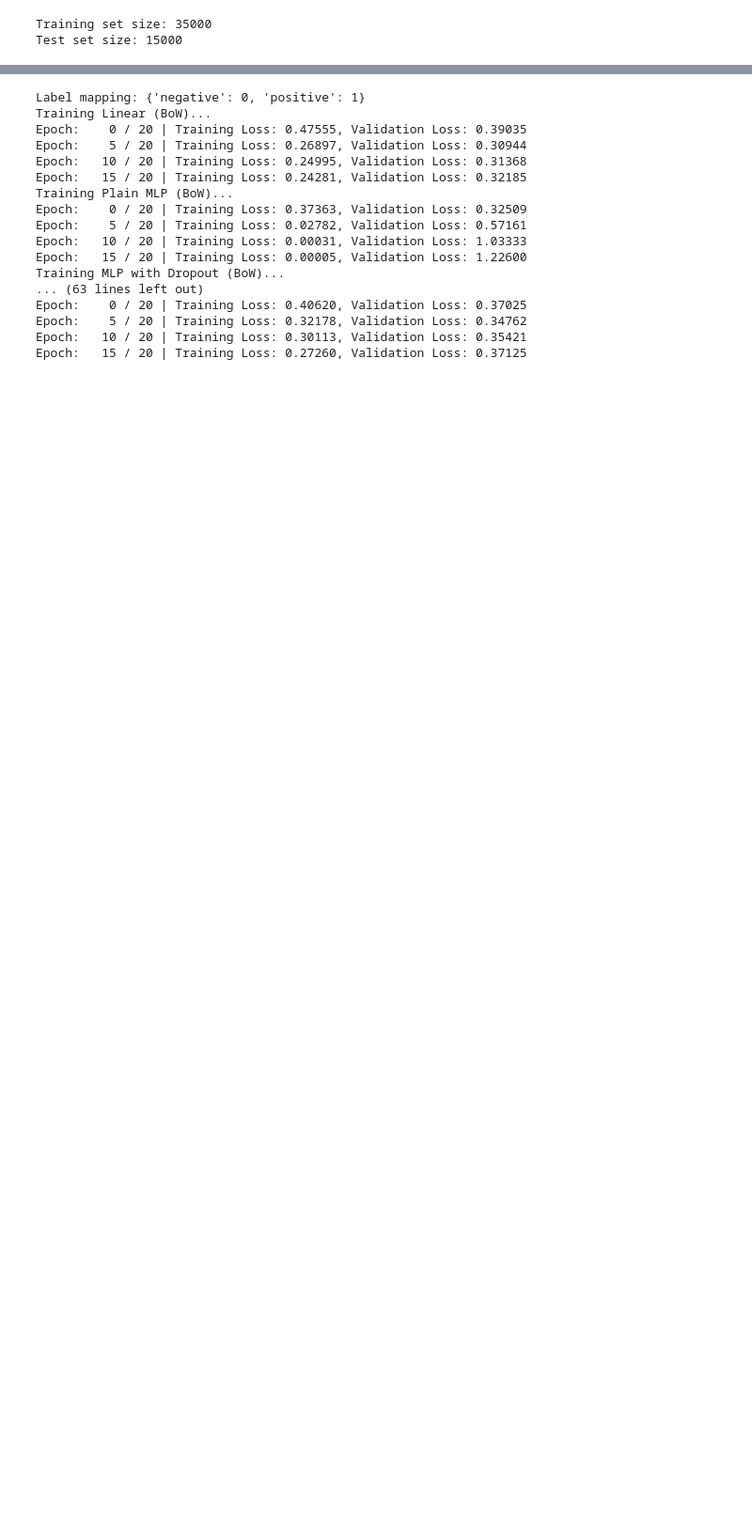
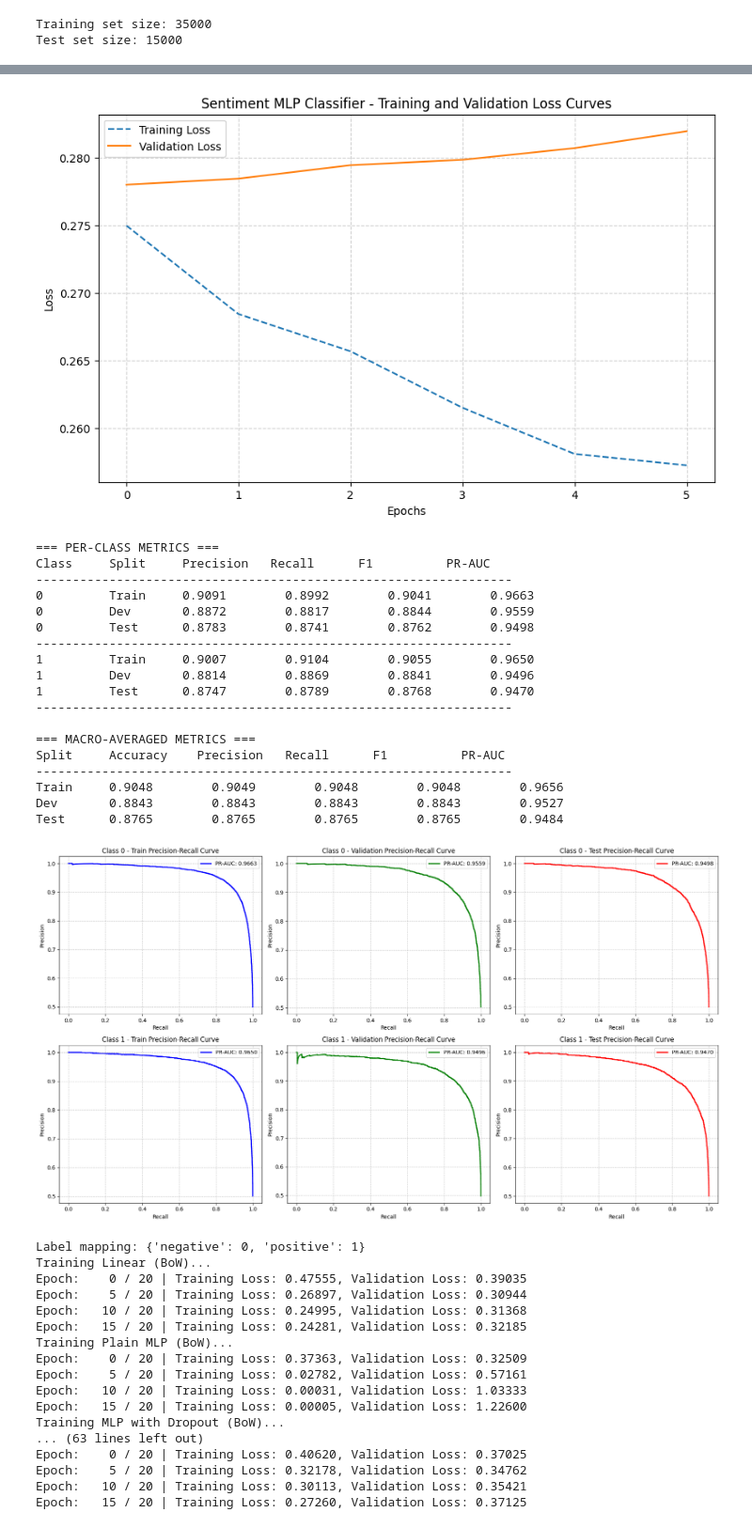
Before and after one commit to miketheofan/text-classification-mlp-classifier, a Jupyter notebook: exercise09.ipynb, the cells around one changed output, grey strips where cells are left out. Shown: that part at 94% size. Cells and saved outputs as stored; diff of their text form; code cells hidden in the pictures; blank space fills up the shorter version.

```diff
--- a/exercise09.ipynb
+++ b/exercise09.ipynb
@@ -351,0 +676,2 @@ def evaluate_model(model, test_loader):
+# %%
+(X_train, y_train), (X_val, y_val), (X_test, y_test) = preprocess_data(train_data, test_data, representation="tfidf")
@@ -351,0 +723,28 @@ def evaluate_model(model, test_loader):
+# %%
+batch_size = best_params['batch_size']  # Use the best batch size
+
+train_dataset = TensorDataset(torch.FloatTensor(X_train).to(device), torch.LongTensor(y_train).to(device))
+val_dataset = TensorDataset(torch.FloatTensor(X_val).to(device), torch.LongTensor(y_val).to(device))
+test_dataset = TensorDataset(torch.FloatTensor(X_test).to(device), torch.LongTensor(y_test).to(device))
+train_loader = DataLoader(train_dataset, batch_size=batch_size, shuffle=True)
+val_loader = DataLoader(val_dataset, batch_size=batch_size)
+test_loader = DataLoader(test_dataset, batch_size=batch_size)
+
+input_dim = X_train.shape[1]
+# %%
+# 4. Use the best learning rate for the optimizer
+criterion = nn.CrossEntropyLoss()
+optimizer = optim.Adam(best_model.parameters(), lr=best_params['learning_rate'])
+
+# Train the model with the enhanced function
+model, train_losses, val_losses = train_model(
+    model=best_model,
+    train_loader=train_loader,
+    val_loader=val_loader,
+    test_loader=test_loader,  # Added test_loader
+    criterion=criterion,
+    optimizer=optimizer,
+    epochs=20,
+    device=device,
+    patience=5
+)
@@ -351,0 +765,35 @@ def evaluate_model(model, test_loader):
+# %%
+# Plot loss curves
+plot_loss_curves(train_losses, val_losses, title="Sentiment MLP Classifier")
+
+# Get detailed evaluation metrics
+all_metrics = evaluate_model_detailed(model, train_loader, val_loader, test_loader)
+
+# Store results for potential comparison with other models
+results = {
+    "model": model,
+    "train_losses": train_losses,
+    "val_losses": val_losses,
+    "all_metrics": all_metrics
+}
+# %% [output]
+[figure, added]
+=== PER-CLASS METRICS ===
+Class     Split     Precision   Recall      F1          PR-AUC
+-----------------------------------------------------------------
+0         Train     0.9091        0.8992        0.9041        0.9663
+0         Dev       0.8872        0.8817        0.8844        0.9559
+0         Test      0.8783        0.8741        0.8762        0.9498
+-----------------------------------------------------------------
+1         Train     0.9007        0.9104        0.9055        0.9650
+1         Dev       0.8814        0.8869        0.8841        0.9496
+1         Test      0.8747        0.8789        0.8768        0.9470
+-----------------------------------------------------------------
+
+=== MACRO-AVERAGED METRICS ===
+Split     Accuracy    Precision   Recall      F1          PR-AUC
+-----------------------------------------------------------------
+Train     0.9048        0.9049        0.9048        0.9048        0.9656
+Dev       0.8843        0.8843        0.8843        0.8843        0.9527
+Test      0.8765        0.8765        0.8765        0.8765        0.9484
+[figure, added]
```
Also changed, not shown: parts of 11 cells of this notebook.
